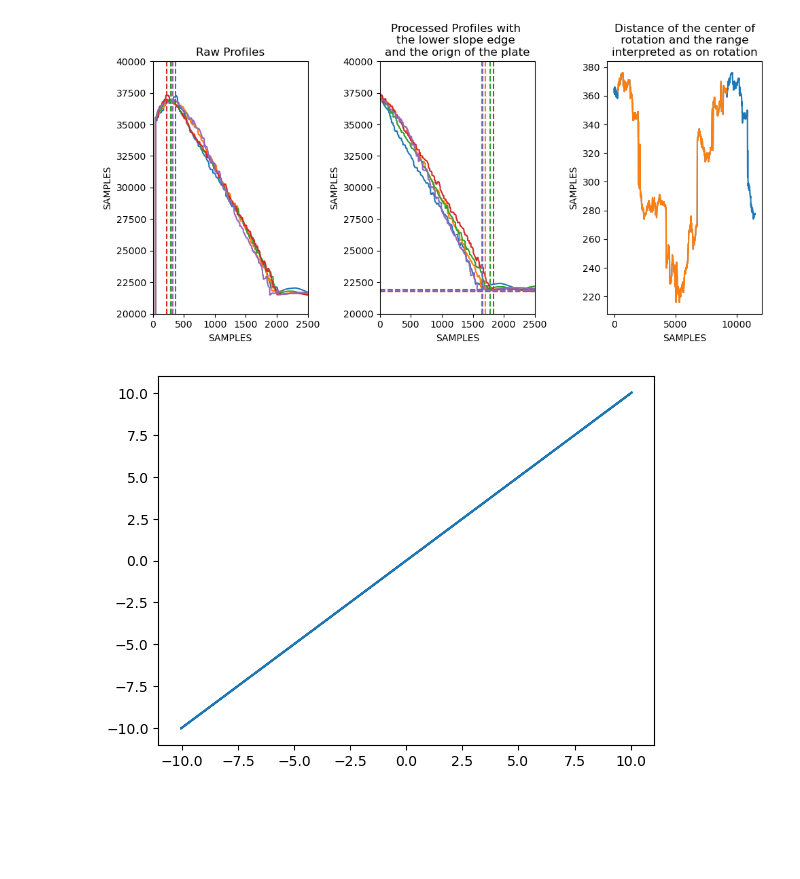
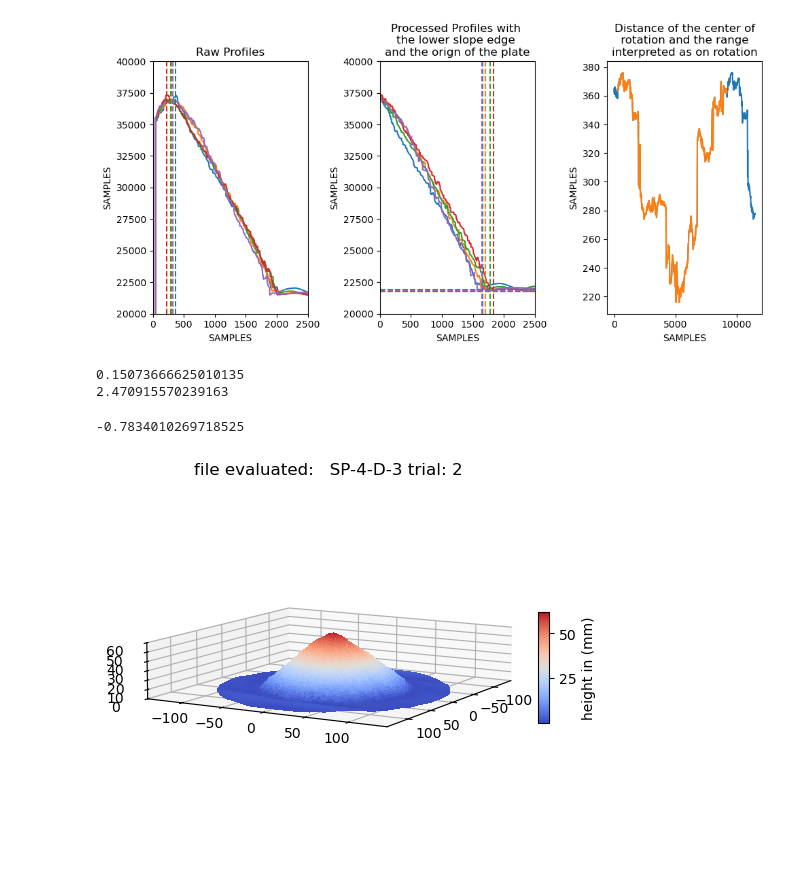
Before and after one commit to alexanderknut/Schuettkegel_Lab_dev, a Jupyter notebook: Auswertung.ipynb, the cells around one changed output. Cells and saved outputs as stored; diff of their text form; code cells hidden in the pictures; blank space fills up the shorter version.

Commit message:
Added a 3D Plot for visualization

```diff
--- a/Auswertung.ipynb
+++ b/Auswertung.ipynb
@@ -515,9 +515,34 @@ for i in range(np.shape(z_data_f_r_t_sx_sz_obj)[1]):
     ri = x_data_f_r_t_s_obj
     theta = poloar_coordinate[i]
     x_cord[:,i] = ri*m.cos(theta)
-    y_cord[:,i] = ri*m.cos(theta)
+    y_cord[:,i] = ri*m.sin(theta)
+# %%
+print(x_data_f_r_t_s_obj[3])
+print(poloar_coordinate[3500])
+m.cos(poloar_coordinate[3500])
+x = 100*m.cos(poloar_coordinate)
+y = 100*m.cos
+# %% [output]
+0.15073666625010135
+2.470915570239163
+-0.7834010269718525
 # %%
-plt.plot(x_cord[200,:-1:100],y_cord[200,:-1:100])
+from mpl_toolkits.mplot3d import Axes3D
+from matplotlib import cm
+fig = plt.figure()
+#ax = Axes3D(fig)
+ax = fig.add_subplot(111, projection='3d')
+# Plot a basic wireframe.
+surf = ax.plot_surface(x_cord[:,:-1:20], y_cord[:,:-1:20], z_data_f_r_t_sx_sz_obj[:,:-1:20], cmap=cm.coolwarm,
+                       linewidth=0, antialiased=False)
+ax.set_zlim(0, 60)
+ax.view_init(elev=10, azim=30) # Adjust these values to change the angle
+ax.set_aspect('equal')
+plt.title(f"file evaluated:   {psd}-{subset} trial: {str(trial)}")
+# Add a color bar which maps values to colors.
+cbar = fig.colorbar(surf, shrink=0.3, aspect=10)
+cbar.set_label('height in (mm)')
+
 plt.show()
 # %% [output]
-[figure, old version]
+[figure, new version]
```
